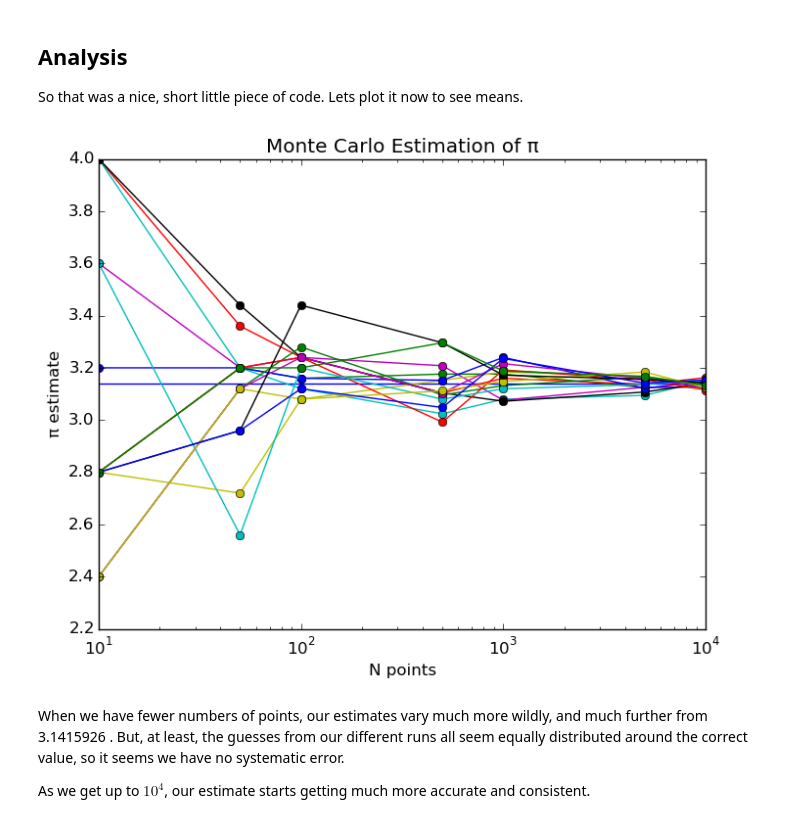
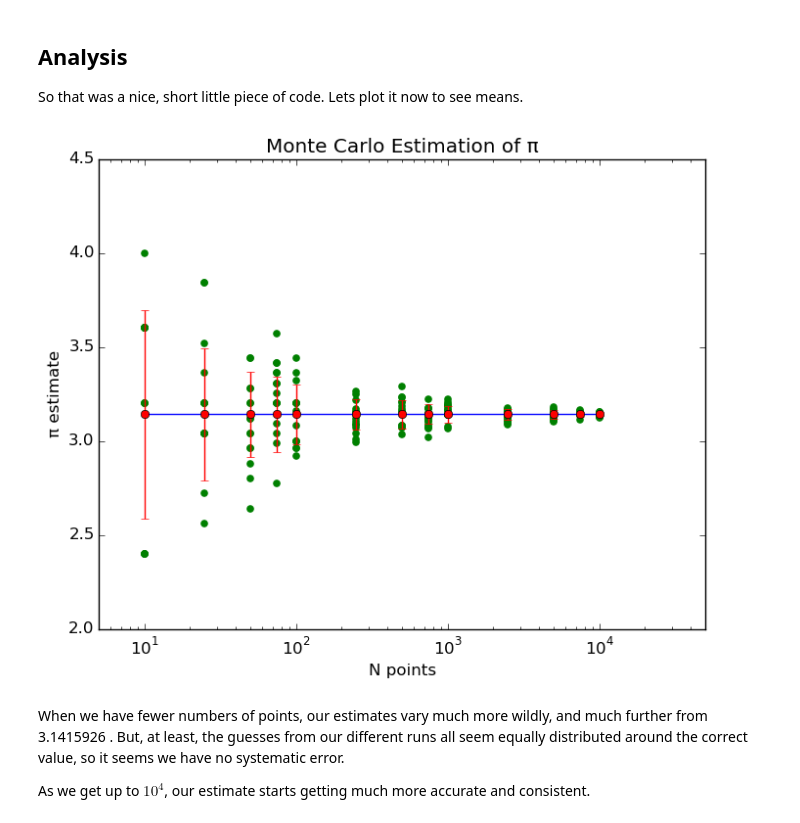
Before and after one commit to albi3ro/M4, a Jupyter notebook: Monte Carlo.ipynb, the cells around one changed output. Saved outputs shown, nothing was run; the diff lists cells and outputs as text; code cells hidden in the pictures.

```diff
--- a/Monte Carlo.ipynb
+++ b/Monte Carlo.ipynb
@@ -62,8 +64,8 @@ end
 # %% [output]
 incircle (generic function with 1 method)
 # %%
-# The number of darts we will throw at the board.  We will see how accurate different numbers are
-N=[10,50,100,500,1000,5000,10000];
+#The number of darts we will throw at the board.  We will see how accurate different numbers are
+N=[10,25,50,75,100,250,500,750,1000,2500,5000,7500,10000];
 # We will perform each number multiple times in order to calculate error bars
 M=15;
 # %%
@@ -99,7 +90,7 @@ end
 # %%
 # Get our averages and standard deviations
 πave=sum(πapprox,2)/M;
-πstd=sum((πapprox-repmat(πave,1,M)).^2,2)/M;
+πstd=std(πapprox,2);
 # %% [markdown]
 ## Analysis
 
@@ -107,11 +98,18 @@ So that was a nice, short little piece of code.  Lets plot it now to see means.
 # %%
 title("Monte Carlo Estimation of π")
 ylabel("π estimate")
 xlabel("N points")
-semilogx(N,π*ones(N));
-semilogx(N,πapprox,marker="o");
+plot(N,π*ones(N));
+
+for j in 1:M
+    scatter(N,πapprox[:,j],marker="o",color="green");
+end
+ax=gca()
+errorbar(N,π*ones(N),yerr=πstd,color="red",fmt="o")
+ax[:set_xscale]("log");
+ax[:set_xlim]([5,5*10^4]);
 # %% [output]
-[figure, old version]
+[figure, new version]
 # %% [markdown]
 When we have fewer numbers of points, our estimates vary much more wildly, and much further from 3.1415926 .
 But, at least, the guesses from our different runs all seem equally distributed around the correct value, so it seems we have no systematic error.
```
Also changed, not shown: parts of 7 cells of this notebook, 2 other files.
